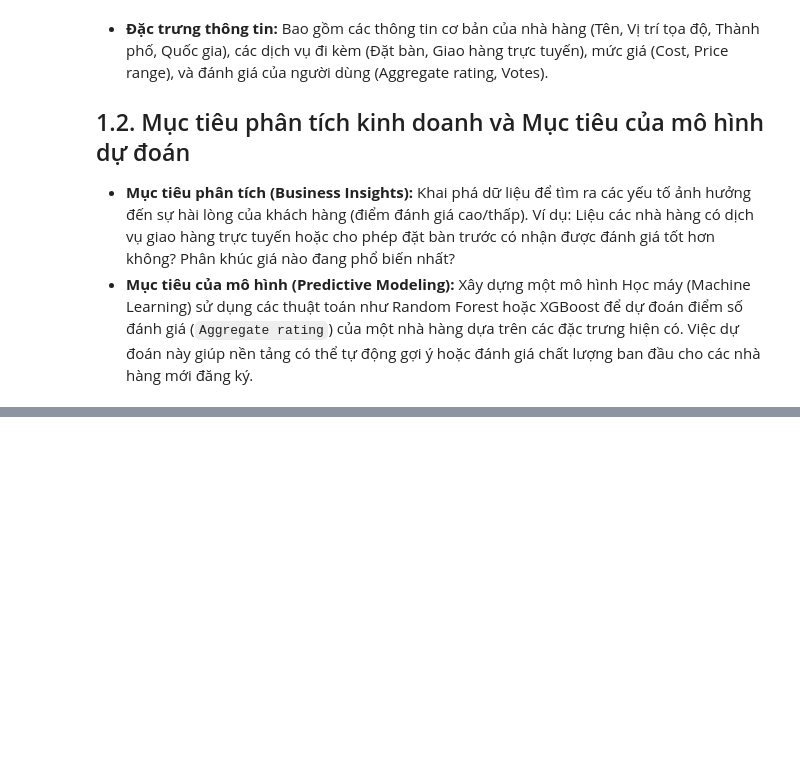
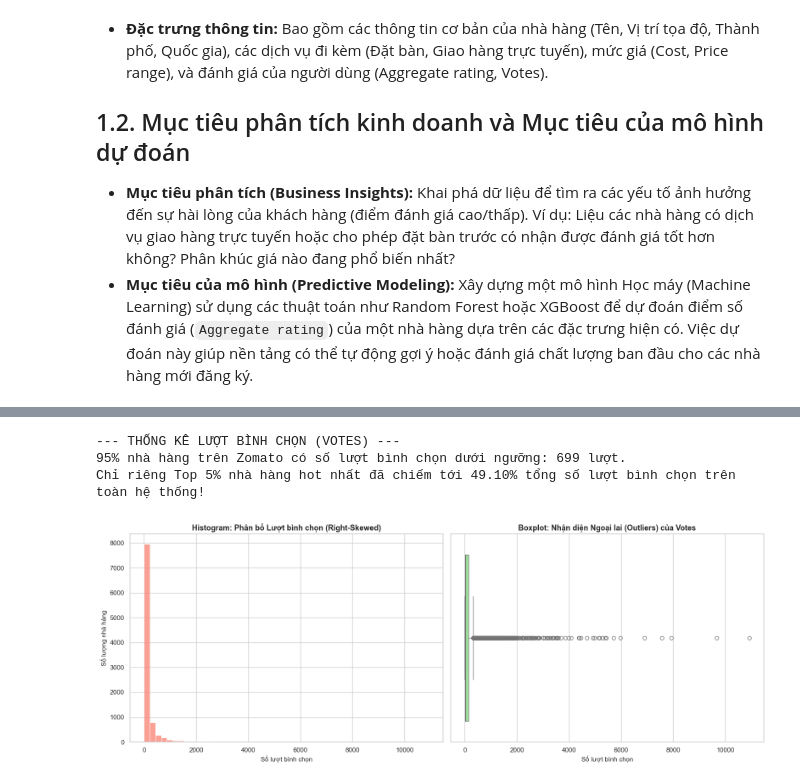
Before and after one commit to rahien123/Restaraunt-Rating-Prediction-, a Jupyter notebook: reports/report.ipynb, the cells around one changed output, grey strips where cells are left out. Drawn from its saved outputs; the diff is of its cells as text; code cells hidden in the pictures; blank space fills up the shorter version.

```diff
--- a/reports/report.ipynb
+++ b/reports/report.ipynb
@@ -51,0 +262,35 @@
+# %%
+# 1. TÍNH TOÁN THỐNG KÊ CHO VOTES
+total_votes = df_clean['Votes'].sum()
+# Tìm ngưỡng Votes của Top 5% nhà hàng nhiều votes nhất
+top_5_percentile_threshold = df_clean['Votes'].quantile(0.95)
+
+# Tính tổng số votes của nhóm Top 5% này
+votes_of_top_5_pct = df_clean[df_clean['Votes'] >= top_5_percentile_threshold]['Votes'].sum()
+concentration_pct = (votes_of_top_5_pct / total_votes) * 100
+
+print(f"--- THỐNG KÊ LƯỢT BÌNH CHỌN (VOTES) ---")
+print(f"95% nhà hàng trên Zomato có số lượt bình chọn dưới ngưỡng: {top_5_percentile_threshold:.0f} lượt.")
+print(f"Chỉ riêng Top 5% nhà hàng hot nhất đã chiếm tới {concentration_pct:.2f}% tổng số lượt bình chọn trên toàn hệ thống!\n")
+
+# 2. VẼ BIỂU ĐỒ PHÂN BỐ VOTES (Sử dụng 2 đồ thị song song)
+fig, axes = plt.subplots(1, 2, figsize=(16, 6))
+
+# Đồ thị 1: Histogram (KDE)
+sns.histplot(data=df_clean, x='Votes', bins=50, color='salmon', ax=axes[0])
+axes[0].set_title('Histogram: Phân bố Lượt bình chọn (Right-Skewed)', fontsize=13, fontweight='bold')
+axes[0].set_xlabel('Số lượt bình chọn', fontsize=11)
+axes[0].set_ylabel('Số lượng nhà hàng', fontsize=11)
+
+# Đồ thị 2: Boxplot (Nhận diện Outliers)
+sns.boxplot(data=df_clean, x='Votes', color='lightgreen', ax=axes[1])
+axes[1].set_title('Boxplot: Nhận diện Ngoại lai (Outliers) của Votes', fontsize=13, fontweight='bold')
+axes[1].set_xlabel('Số lượt bình chọn', fontsize=11)
+
+plt.tight_layout()
+plt.show()
+# %% [output]
+--- THỐNG KÊ LƯỢT BÌNH CHỌN (VOTES) ---
+95% nhà hàng trên Zomato có số lượt bình chọn dưới ngưỡng: 699 lượt.
+Chỉ riêng Top 5% nhà hàng hot nhất đã chiếm tới 49.10% tổng số lượt bình chọn trên toàn hệ thống!
+[figure, added]
```
Also changed, not shown: parts of 30 cells of this notebook.
